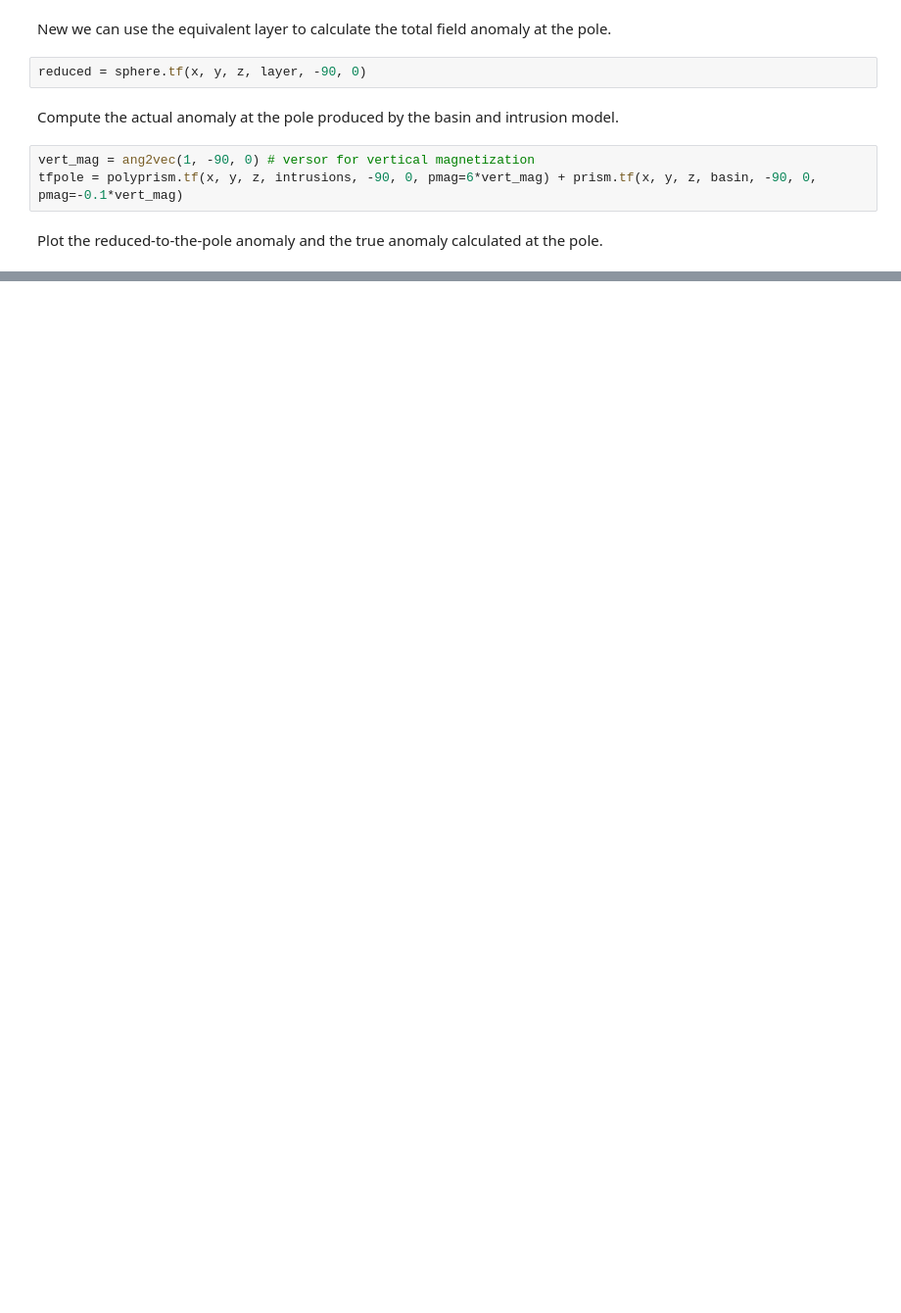
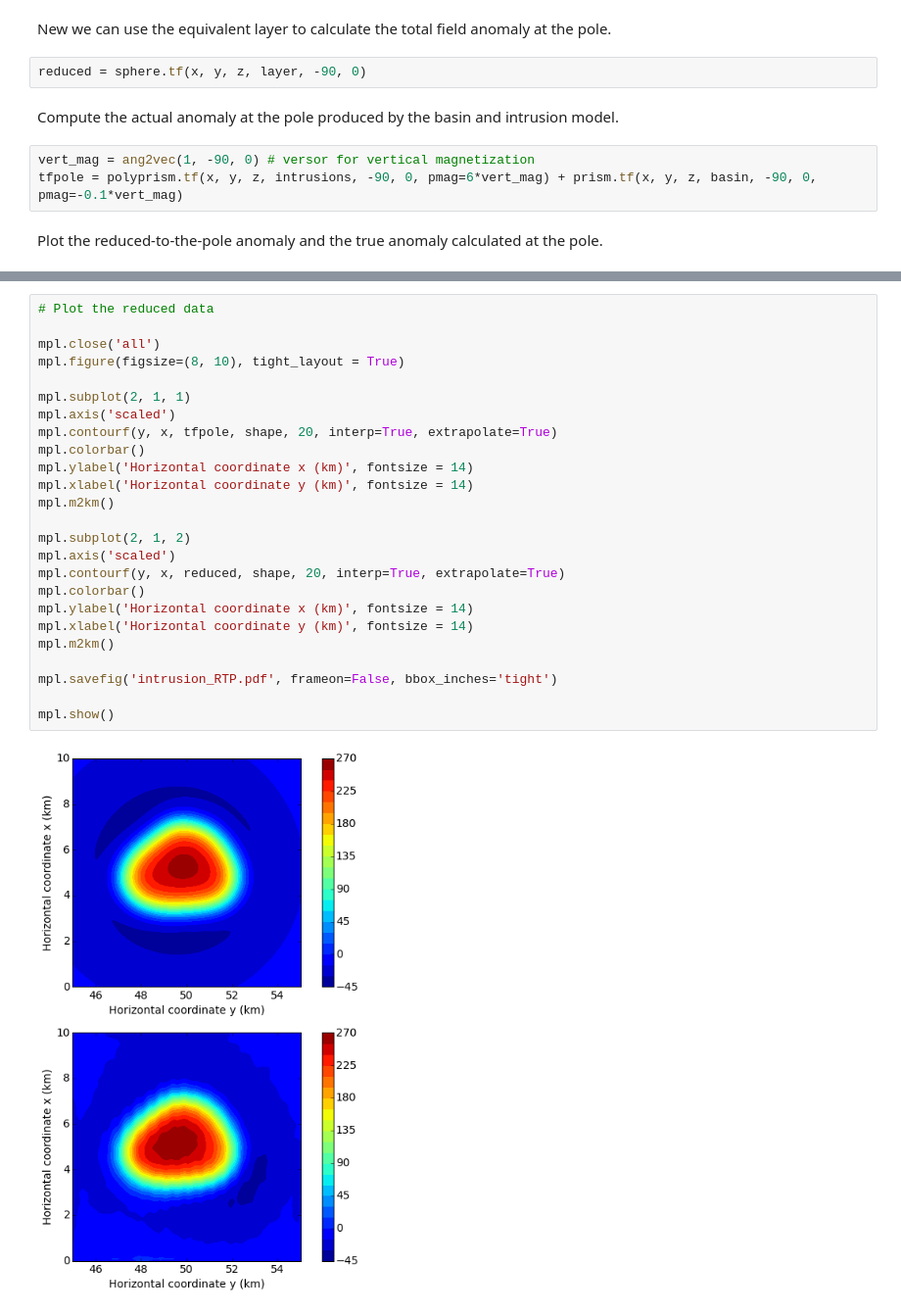
Before and after one commit to pinga-lab/Total-magnetization-of-spherical-bodies, a Jupyter notebook: notebooks/suppl_tests/complex/complex_test.ipynb, the cells around one changed output, grey strips where cells are left out. Shown at 98% size. Drawn from its saved outputs; the diff is of its cells as text; blank space fills up the shorter version.

```diff
--- a/notebooks/suppl_tests/complex/complex_test.ipynb
+++ b/notebooks/suppl_tests/complex/complex_test.ipynb
@@ -653,0 +654,27 @@ mpl.tight_layout()
+# %%
+# Plot the reduced data
+
+mpl.close('all')
+mpl.figure(figsize=(8, 10), tight_layout = True)
+
+mpl.subplot(2, 1, 1)
+mpl.axis('scaled')
+mpl.contourf(y, x, tfpole, shape, 20, interp=True, extrapolate=True)
+mpl.colorbar()
+mpl.ylabel('Horizontal coordinate x (km)', fontsize = 14)
+mpl.xlabel('Horizontal coordinate y (km)', fontsize = 14)
+mpl.m2km()
+
+mpl.subplot(2, 1, 2)
+mpl.axis('scaled')
+mpl.contourf(y, x, reduced, shape, 20, interp=True, extrapolate=True)
+mpl.colorbar()
+mpl.ylabel('Horizontal coordinate x (km)', fontsize = 14)
+mpl.xlabel('Horizontal coordinate y (km)', fontsize = 14)
+mpl.m2km()
+
+mpl.savefig('intrusion_RTP.pdf', frameon=False, bbox_inches='tight')
+
+mpl.show()
+# %% [output]
+[figure, added]
```
Also changed, not shown: parts of 7 cells of this notebook, 5 other files.
